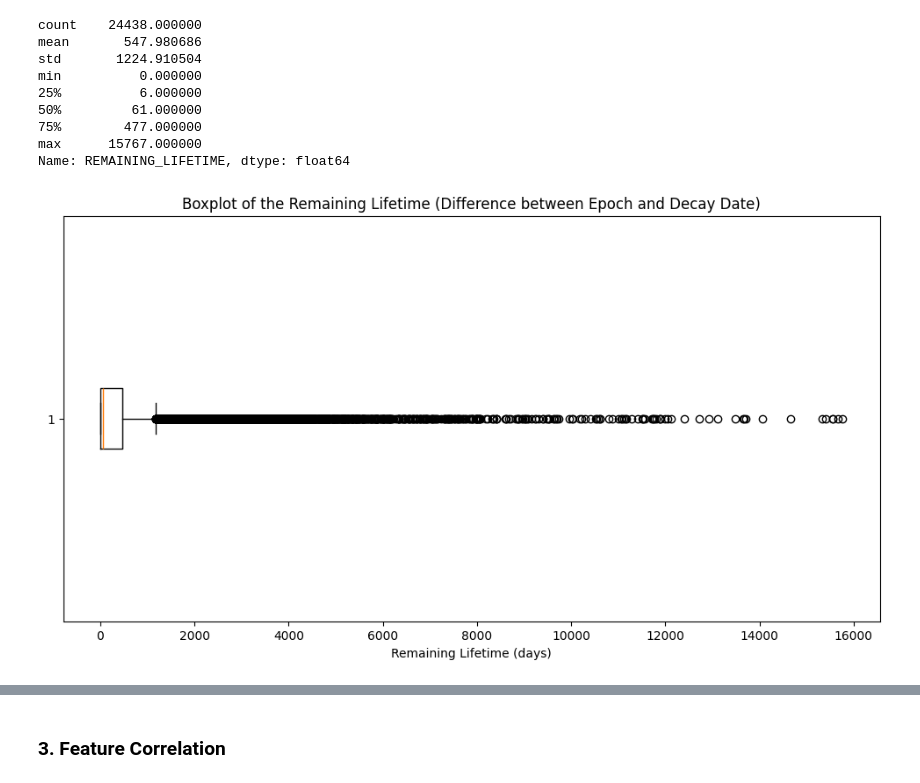
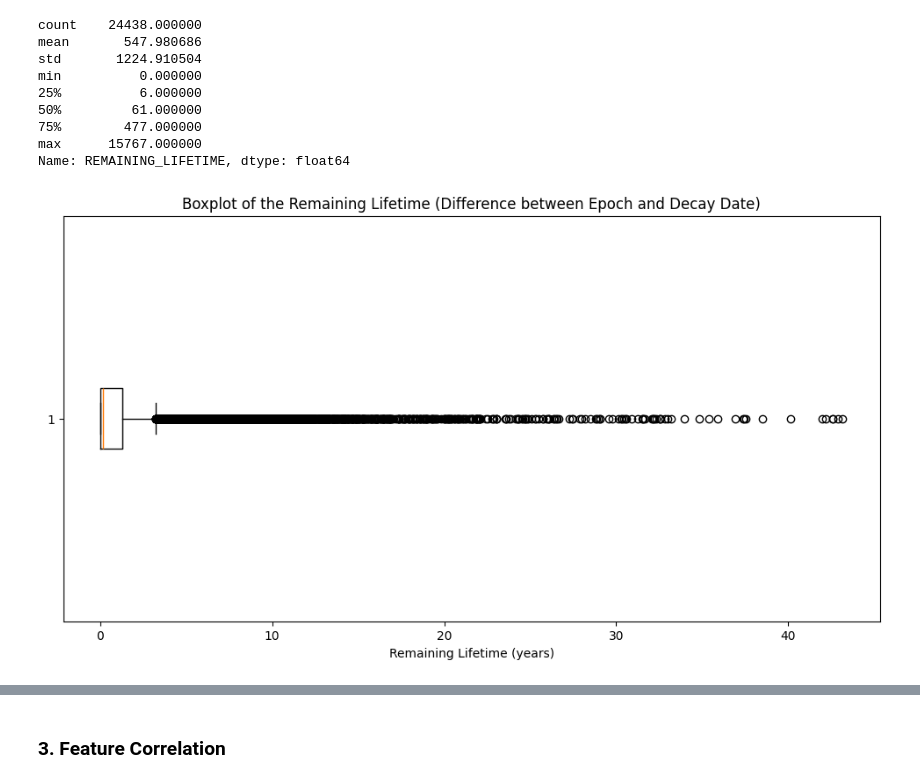
Before and after one commit to brianna404/BA_SpaceDebrisLifetimePrediction, a Jupyter notebook: Code/DataPreparation5_Analysis.ipynb, the cells around one changed output, grey strips where cells are left out. Cells and saved outputs as stored; diff of their text form; code cells hidden in the pictures.

```diff
--- a/Code/DataPreparation5_Analysis.ipynb
+++ b/Code/DataPreparation5_Analysis.ipynb
@@ -103,10 +103,10 @@ Name: REMAINING_LIFETIME, dtype: float64
 # %%
 # create a boxplot
 plt.figure(figsize=(12, 6))
 plt.style.use('default')
-plt.boxplot(debris_df['REMAINING_LIFETIME'], vert=False)
-plt.xlabel('Remaining Lifetime (days)')
+plt.boxplot(debris_df['REMAINING_LIFETIME']/ 365.25, vert=False)
+plt.xlabel('Remaining Lifetime (years)')
 plt.title('Boxplot of the Remaining Lifetime (Difference between Epoch and Decay Date)')
 plt.show()
 # %% [output]
-[figure, old version]
+[figure, new version]
```
Also changed, not shown: parts of 2 cells of this notebook, 40 other files.
